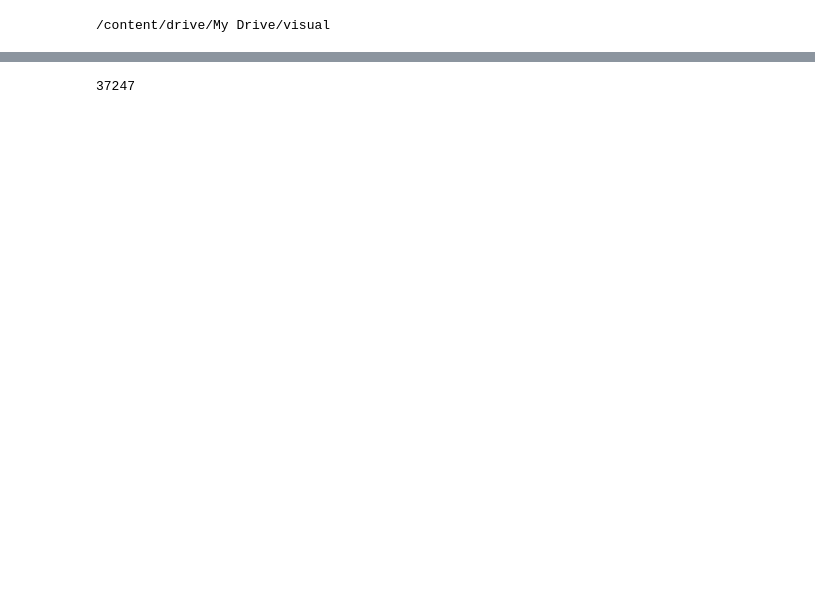
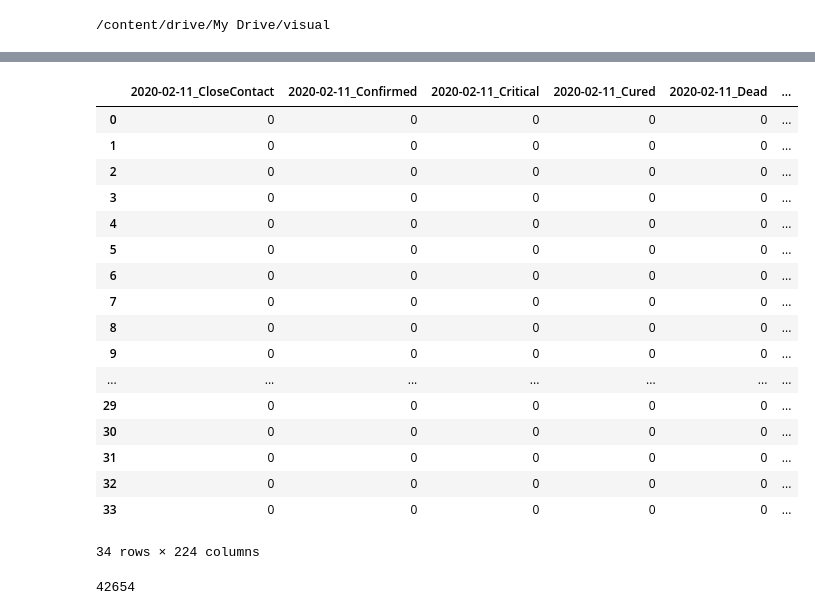
Before and after one commit to ZhijunLiu96/Visualization, a Jupyter notebook: data/json_to_csv.ipynb, the cells around one changed output, grey strips where cells are left out. Drawn from its saved outputs; the diff is of its cells as text; code cells hidden in the pictures; blank space fills up the shorter version.

```diff
--- a/data/json_to_csv.ipynb
+++ b/data/json_to_csv.ipynb
@@ -41,4 +101,25 @@ result.to_csv('data.csv')
+# %%
+data = pd.read_csv('data.csv');data
+# %% [output]
+|  | 2020-02-11_CloseContact | 2020-02-11_Confirmed | 2020-02-11_Critical | 2020-02-11_Cured | 2020-02-11_Dead | ... |
+| 0 | 0 | 0 | 0 | 0 | 0 | ... |
+| 1 | 0 | 0 | 0 | 0 | 0 | ... |
+| 2 | 0 | 0 | 0 | 0 | 0 | ... |
+| 3 | 0 | 0 | 0 | 0 | 0 | ... |
+| 4 | 0 | 0 | 0 | 0 | 0 | ... |
+| 5 | 0 | 0 | 0 | 0 | 0 | ... |
+| 6 | 0 | 0 | 0 | 0 | 0 | ... |
+| 7 | 0 | 0 | 0 | 0 | 0 | ... |
+| 8 | 0 | 0 | 0 | 0 | 0 | ... |
+| 9 | 0 | 0 | 0 | 0 | 0 | ... |
+| ... | ... | ... | ... | ... | ... | ... |
+| 29 | 0 | 0 | 0 | 0 | 0 | ... |
+| 30 | 0 | 0 | 0 | 0 | 0 | ... |
+| 31 | 0 | 0 | 0 | 0 | 0 | ... |
+| 32 | 0 | 0 | 0 | 0 | 0 | ... |
+| 33 | 0 | 0 | 0 | 0 | 0 | ... |
+34 rows × 224 columns
 # %%
-sum(result['2020-02-08_Confirmed'])
+sum(result['2020-02-10_Confirmed'])
 # %% [output]
-37247
+42654
```
Also changed, not shown: parts of 7 cells of this notebook, 7 other files.
